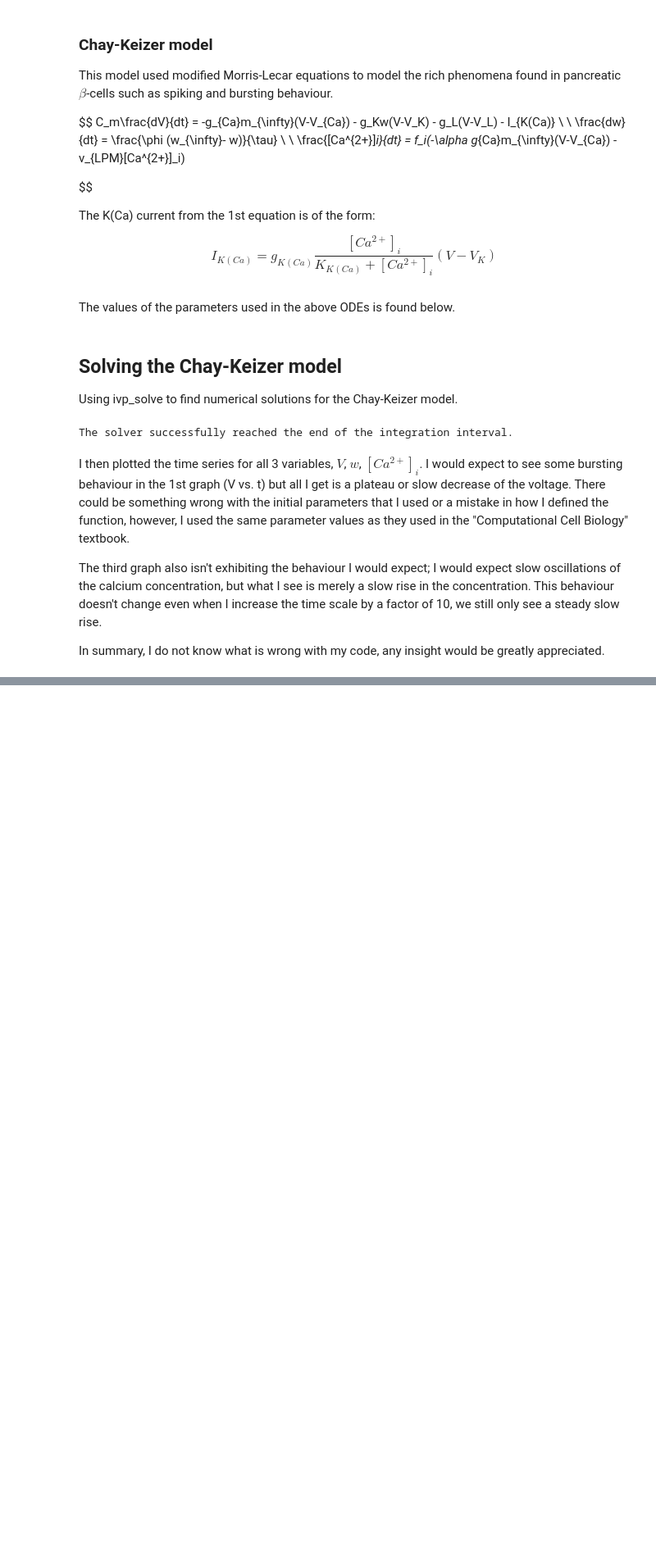
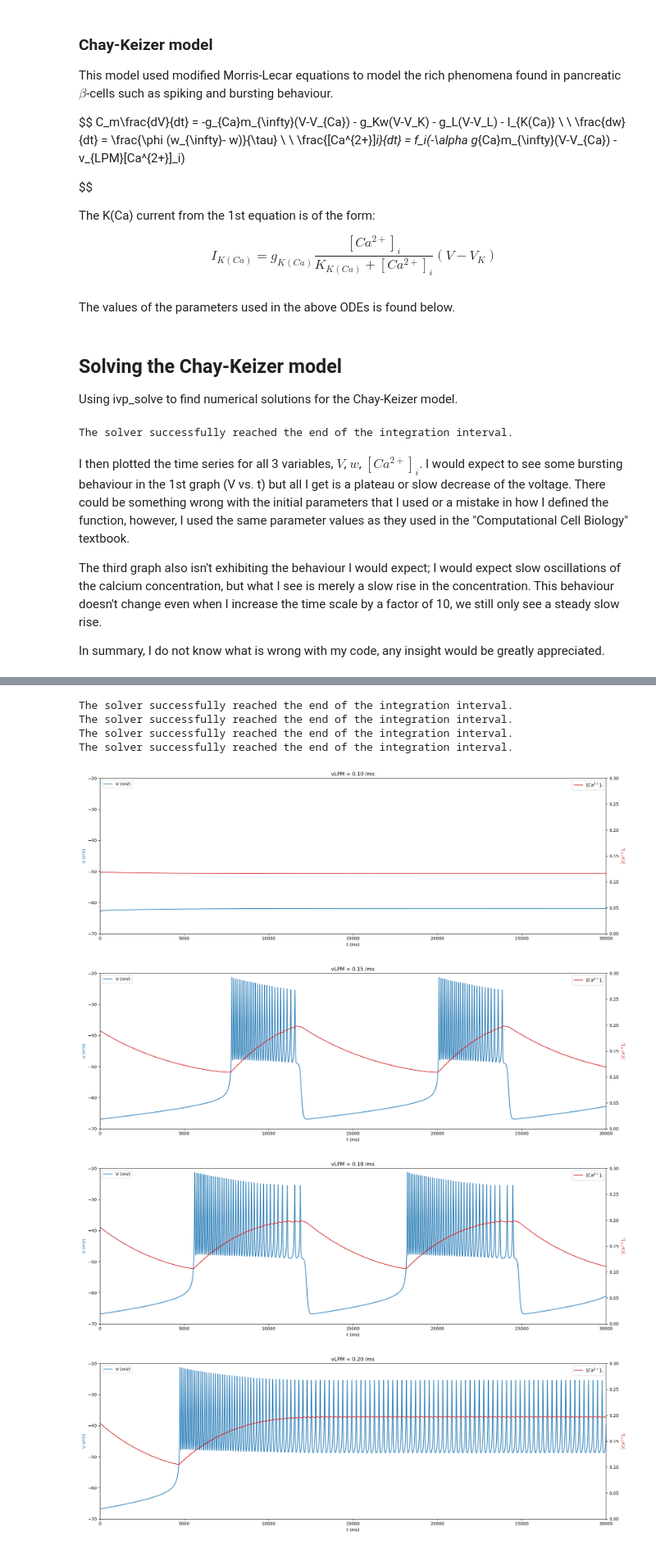
Before and after one commit to DoorFella/NSCI0011-Scientific-Computing, a Jupyter notebook: Prototype/Chay_Keizer_prototype.ipynb, the cells around one changed output, grey strips where cells are left out. Shown at 82% size. Saved outputs shown, nothing was run; the diff lists cells and outputs as text; code cells hidden in the pictures; blank space fills up the shorter version.

```diff
--- a/Prototype/Chay_Keizer_prototype.ipynb
+++ b/Prototype/Chay_Keizer_prototype.ipynb
@@ -110,0 +128,40 @@ plt.show()
+# %%
+param_dict["f_i"] = 0.001
+# %%
+vLPM = [0.10, 0.15, 0.18, 0.20]
+Cai_start = [0.12, 0.2, 0.2, 0.2]
+teval = np.linspace(0, 30000, 10000)
+for i in range(len(vLPM)):
+    param_dict["vLPM"] = vLPM[i]
+    sol=solve_ivp(chay_Keizer, t_span=[-500, 30000], y0 =[-60, 0.5, Cai_start[i]], t_eval=teval, method="RK45", dense_output=True, args=(param_dict,), rtol=1e-7, atol=1e-7)
+    print(sol.message)
+    fig, (ax1) = plt.subplots(1, 1, figsize=(18, 6))
+    col="tab:blue"
+    ax1.plot(sol.t, sol.y[0, :], label="V (mV)", color=col)
+    ax1.set_xlabel("t (ms)")
+    ax1.set_ylabel("V (mV)", color=col)
+    ax1.set_ylim(-70, -20)
+    col="tab:red"
+    ax2 = ax1.twinx()  # instantiate a second Axes that shares the same x-axis
+    ax2.plot(sol.t, sol.y[2, :], label="$[Ca^{2+}]_i$", color=col)
+    ax2.set_ylabel('$[Ca^{2+}]_i$', color=col)  # we already handled the x-label with ax1
+    ax2.set_ylim(0, 0.3)
+    ax1.legend(loc = "upper left")
+    ax2.legend(loc = "upper right")
+    ax2.legend()
+    ax1.set_xlim(0, 30000)
+    ax2.set_xlim(0, 30000)
+    plt.title(f"vLPM = {vLPM[i]:.2f} /ms")
+    plt.tight_layout()
+    plt.savefig(f"vLPM_{vLPM[i]}.png", dpi=300, bbox_inches='tight')
+
+plt.show()
+# %% [output]
+The solver successfully reached the end of the integration interval.
+The solver successfully reached the end of the integration interval.
+The solver successfully reached the end of the integration interval.
+The solver successfully reached the end of the integration interval.
+[figure, added]
+[figure, added]
+[figure, added]
+[figure, added]
```
Also changed, not shown: parts of 34 cells of this notebook, 16 other files.
